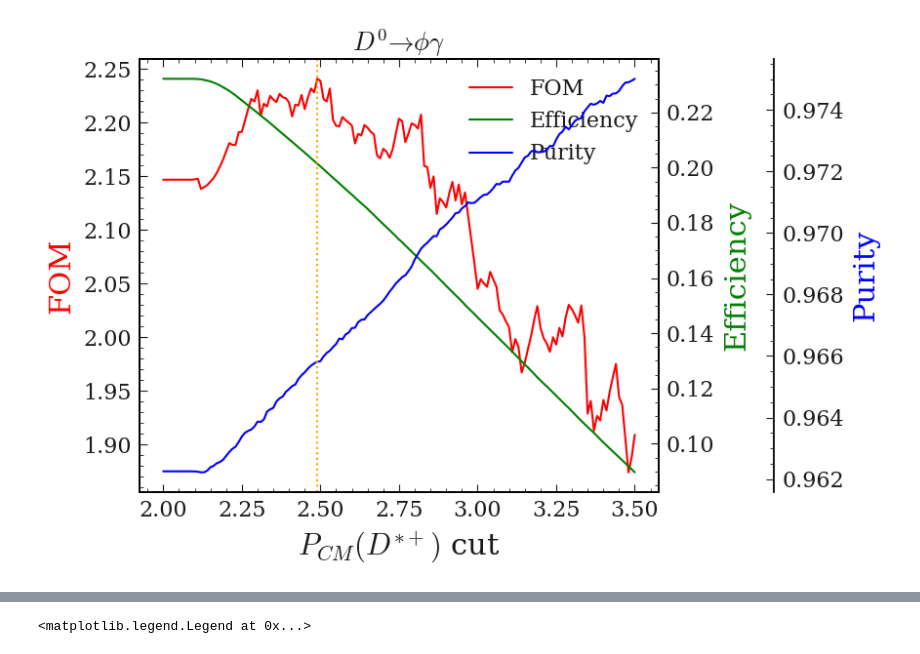
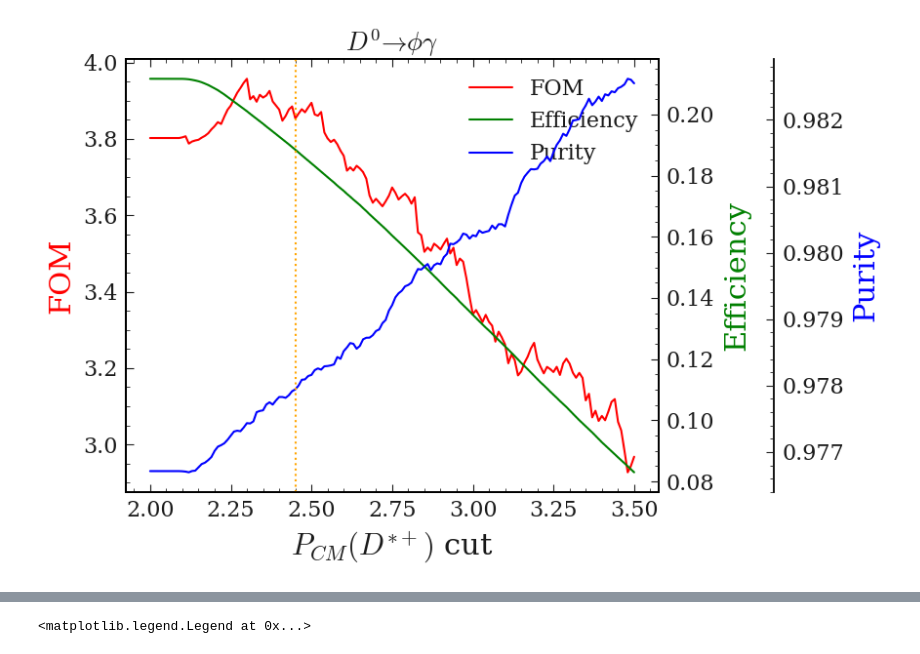
Before and after one commit to jykim-physics/DRAW_and_FITTING, a Jupyter notebook: main/DRAW_1D/kekcc_phig.ipynb, the cells around one changed output, grey strips where cells are left out. Drawn from its saved outputs; the diff is of its cells as text; code cells hidden in the pictures.

```diff
--- a/main/DRAW_1D/kekcc_phig.ipynb
+++ b/main/DRAW_1D/kekcc_phig.ipynb
@@ -58,6 +61,10 @@ phigamma_mixed = base_file_loc + 'mixed/recon_udst_*.root'
 phigamma_taupair = base_file_loc + 'taupair/recon_udst_*.root'
 # %%
 base_filter=' Pis_charge==1 && D0_M>1.67 && D0_M<2.06 '
+base_filter=' Pis_charge==1 && D0_M>1.8 && D0_M<1.9 '
+
+# base_filter=' Pis_charge==1 && D0_M>1.67 && D0_M<2.06 && abs(Dstarp_Q-0.00593)<0.002 && Dstarp_CMS_p>2.42 && Pi0_Prob<0.85'
+
 # base_filter=' phi_rank_Dstp==1 && D0_M>1.67 && D0_M<2.06 '
 
 #ccbar_filter = base_filter + 'iCascDcyBrP_Dst_0 !=4'
@@ -340,8 +285,8 @@ Dstarp_Q
 <Figure size 800x550 with 0 Axes>
 # %%
 # phig_pre_extraction_cut = 'abs(Phi_M - 1.0195)< 0.011 & abs(Dstarp_Q-0.00593)<0.0006'
-phig_pre_extraction_cut = 'abs(Phi_M - 1.0195)< 0.011 & abs(Dstarp_Q-0.00593)<0.0015'
-phig_pre_extraction_cut = 'abs(Phi_M - 1.0195)< 0.011 & abs(Dstarp_Q-0.00593)<0.0015 & gamma_E>0.7'
+phig_pre_extraction_cut = 'abs(Phi_M - 1.0195)< 0.011 & abs(Dstarp_Q-0.00593)<0.001'
+# phig_pre_extraction_cut = 'abs(Phi_M - 1.0195)< 0.011 & abs(Dstarp_Q-0.00593)<0.002'
 
 phig_pre_extraction_ccbar = pd_phigamma_ccbar.query(phig_pre_extraction_cut)
 phig_pre_extraction_uubar = pd_phigamma_uubar.query(phig_pre_extraction_cut)
@@ -678,15 +561,17 @@ sigMC_file_loc = '/media/jykim/T7/storage/01_recon/phi/gE_700MEV_signalMC_recon_
 sigMC_file_loc = '/media/jykim/T7/storage/01_recon/phi/trainv2new_pre_extraction_signalMC_recon_mdst_phi.root'
 
 sigMC_file_loc = '/media/jykim/T7/storage/01_recon/phi/v2_pre_omega_const_signalMC_recon_mdst_phi.root'
-
+\
 #sigMC_file_loc = '/media/jykim/T7/storage/01_recon/phi/trainv2_sig_extraction_signalMC_recon_mdst_phi.root'
 
-#sigMC_file_loc = '/group/belle/users/jaeyoung/storage/01_recon/phi/trainv2_pre_signalMC_recon_mdst_phi.root'
+base_file_loc = '/media/jykim/T7/storage/01_recon/v9mask_pre_extraction_400_bkgsig/'
 sigMC_file_loc = base_file_loc + 'topo/resultfile/result_phi/standard.root'
 
-base_filter='phi_rank_Dstp==1 && D0_M>1.67 && D0_M<2.06 && Dstarp_isSignal==1 && abs(Phi_M - 1.0195)< 0.011 && abs(Dstarp_Q-0.00593)<0.002'
-base_filter='phi_rank_Dstp==1 && D0_M>1.67 && D0_M<2.06  && abs(Phi_M - 1.0195)< 0.011 && abs(Dstarp_Q-0.00593)<0.002'
-base_filter += ' && iCascDcyBrP_Dst_0 == 4'
+#base_filter='phi_rank_Dstp==1 && D0_M>1.67 && D0_M<2.06 && Dstarp_isSignal==1 && abs(Phi_M - 1.0195)< 0.011 && abs(Dstarp_Q-0.00593)<0.002'
+base_filter='Pis_charge==1 && D0_M>1.67 && D0_M<2.06  && abs(Phi_M - 1.0195)< 0.011 && abs(Dstarp_Q-0.00593)<0.001'
+base_filter='Pis_charge==1 && D0_M>1.8 && D0_M<1.9  && abs(Phi_M - 1.0195)< 0.011 && abs(Dstarp_Q-0.00593)<0.001'
+
+base_filter += ' && iCascDcyBrP_Dst_0 == 1'
 variables=['D0_M','D0_cosHel_0','Phi_M','Dstarp_Q','Dstarp_CMS_p','Dstarp_isSignal','gamma_E']
 tree='phi'
 
@@ -705,8 +590,11 @@ sigMC_file_loc = '/media/jykim/T7/storage/01_recon/phi/gE_700MEV_signalMC_recon_
 sigMC_file_loc = '/media/jykim/T7/storage/01_recon/phi/trainv2new_pre_extraction_signalMC_recon_mdst_phi.root'
 sigMC_file_loc = '/media/jykim/T7/storage/01_recon/phi/v2_pre_omega_const_signalMC_recon_mdst_phi.root'
 # sigMC_file_loc = base_file_loc + 'topo/resultfile/result_phi/standard.root'
+sigMC_file_loc = '/media/jykim/T7/storage/01_recon/phi/v9mask_pre_extraction_signalMC_recon_mdst_phi.root'
 
-base_filter='phi_rank_Dstp==1 && D0_M>1.67 && D0_M<2.06  && abs(Phi_M - 1.0195)< 0.011 && abs(Dstarp_Q-0.00593)<0.002'
+base_filter='Pis_charge==1 && D0_M>1.67 && D0_M<2.06  && abs(Phi_M - 1.0195)< 0.011 && abs(Dstarp_Q-0.00593)<0.001'
+base_filter='Pis_charge==1 && D0_M>1.8 && D0_M<1.9  && abs(Phi_M - 1.0195)< 0.011 && abs(Dstarp_Q-0.00593)<0.001'
+
 variables=['D0_M','D0_cosHel_0','Phi_M','Dstarp_Q','Dstarp_CMS_p','Dstarp_isSignal','gamma_E']
 tree='phi'
 
@@ -767,35 +655,35 @@ p3, = par2.plot(FOM_cut_list, purity_phig_list, color=color3, label="Purity")
 lns = [p1, p2, p3]
 host.legend(handles=lns, loc='best')
 
 # right, left, top, bottom
 offset = 85
 par2.spines['right'].set_position(('outward', offset))
 
 # no x-ticks
 # par2.xaxis.set_ticks([])
 
 # Sometimes handy, same for xaxis
 # par2.yaxis.set_ticks_position('right')
 
 # Move "Velocity"-axis to the left
 # par2.spines['left'].set_position(('outward', 60))
 # par2.spines['left'].set_visible(True)
 # par2.yaxis.set_label_position('left')
 # par2.yaxis.set_ticks_position('left')
 
 host.yaxis.label.set_color(p1.get_color())
 par1.yaxis.label.set_color(p2.get_color())
 par2.yaxis.label.set_color(p3.get_color())
 
 plt.title(r'$D^0 \to \phi \gamma$')
-plt.axvline(x=2.49,  color='orange', linestyle='dotted')
+plt.axvline(x=2.45,  color='orange', linestyle='dotted')
 
 # Adjust spacings w.r.t. figsize
 fig.tight_layout()
 # Alternatively: bbox_inches='tight' within the plt.savefig function
 #                (overwrites figsize)
 # %% [output]
-[figure, old version]
+[figure, new version]
 # %%
 max_index= FOM_phig_list.index(max(FOM_phig_list))
 FOM_cut_list[max_index]
```
Also changed, not shown: parts of 18 cells of this notebook, 5 other files.
